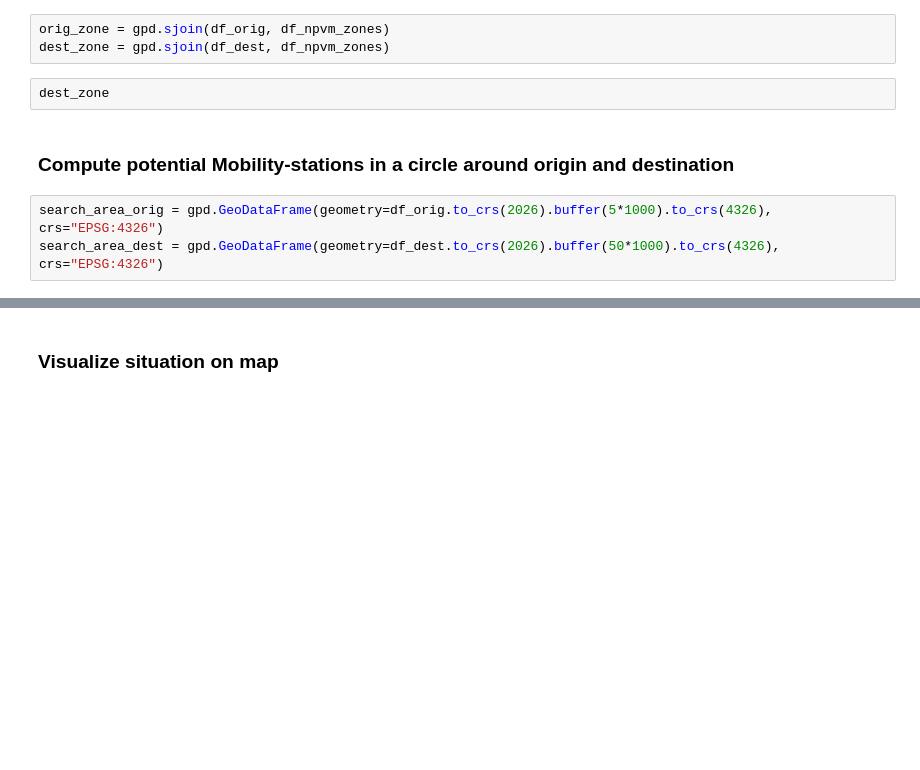
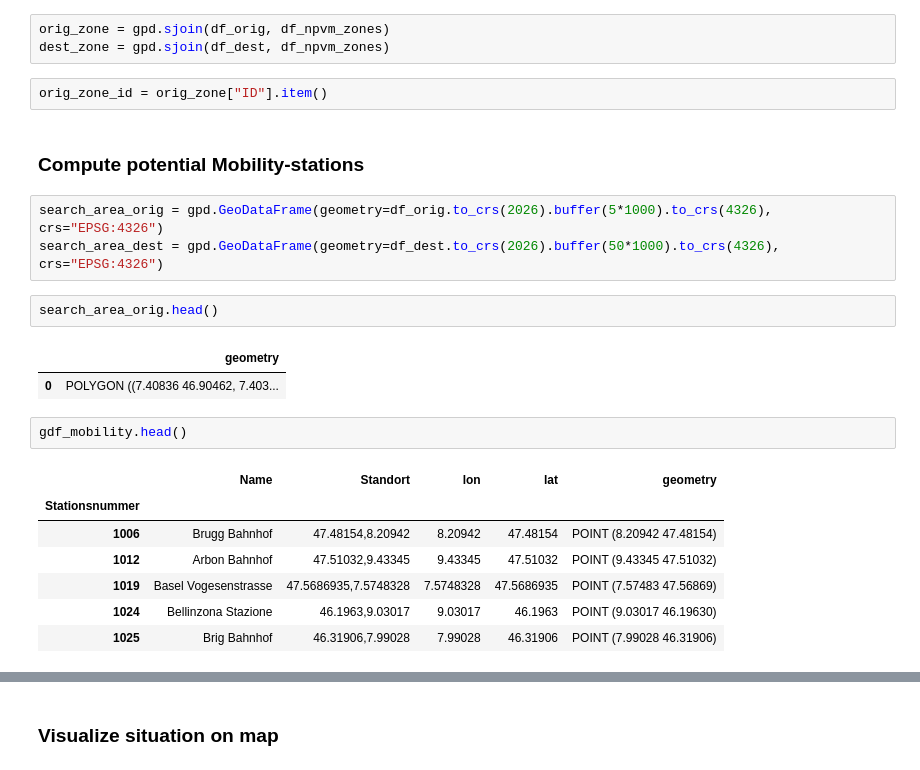
Before and after one commit to jlieberherr/mobility-station-finder, a Jupyter notebook: mobility-station-finder.ipynb, the cells around one changed output, grey strips where cells are left out. Cells and saved outputs as stored; diff of their text form; blank space fills up the shorter version.

```diff
--- a/mobility-station-finder.ipynb
+++ b/mobility-station-finder.ipynb
@@ -96,10 +163,25 @@ df_dest = gpd.GeoDataFrame({'geometry': [dest_point]}, crs="EPSG:4326")
 # %%
 orig_zone = gpd.sjoin(df_orig, df_npvm_zones)
 dest_zone = gpd.sjoin(df_dest, df_npvm_zones)
-# %%
-dest_zone
+# %%
+orig_zone_id = orig_zone["ID"].item()
 # %% [markdown]
-### Compute potential Mobility-stations in a circle around origin and destination
+### Compute potential Mobility-stations
 # %%
 search_area_orig = gpd.GeoDataFrame(geometry=df_orig.to_crs(2026).buffer(5*1000).to_crs(4326), crs="EPSG:4326")
 search_area_dest = gpd.GeoDataFrame(geometry=df_dest.to_crs(2026).buffer(50*1000).to_crs(4326), crs="EPSG:4326")
+# %%
+search_area_orig.head()
+# %% [output]
+|  | geometry |
+| 0 | POLYGON ((7.40836 46.90462, 7.403... |
+# %%
+gdf_mobility.head()
+# %% [output]
+|  | Name | Standort | lon | lat | geometry |
+| Stationsnummer |  |  |  |  |  |
+| 1006 | Brugg Bahnhof | 47.48154,8.20942 | 8.20942 | 47.48154 | POINT (8.20942 47.48154) |
+| 1012 | Arbon Bahnhof | 47.51032,9.43345 | 9.43345 | 47.51032 | POINT (9.43345 47.51032) |
+| 1019 | Basel Vogesenstrasse | 47.5686935,7.5748328 | 7.5748328 | 47.5686935 | POINT (7.57483 47.56869) |
+| 1024 | Bellinzona Stazione | 46.1963,9.03017 | 9.03017 | 46.1963 | POINT (9.03017 46.19630) |
+| 1025 | Brig Bahnhof | 46.31906,7.99028 | 7.99028 | 46.31906 | POINT (7.99028 46.31906) |
```
Also changed, not shown: parts of 41 cells of this notebook.
